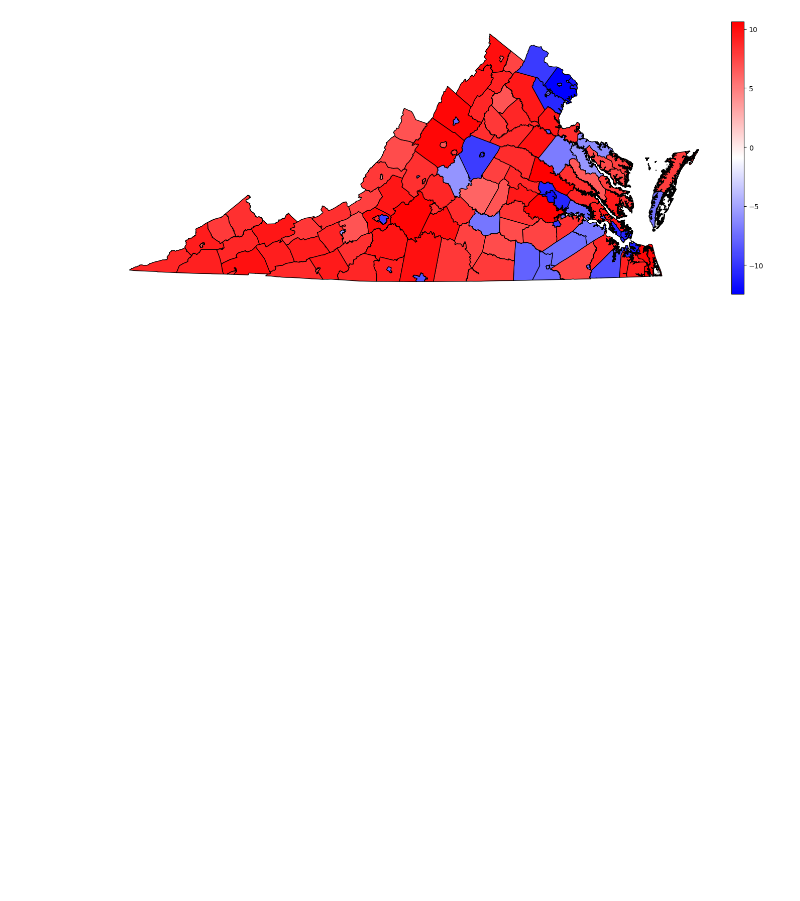
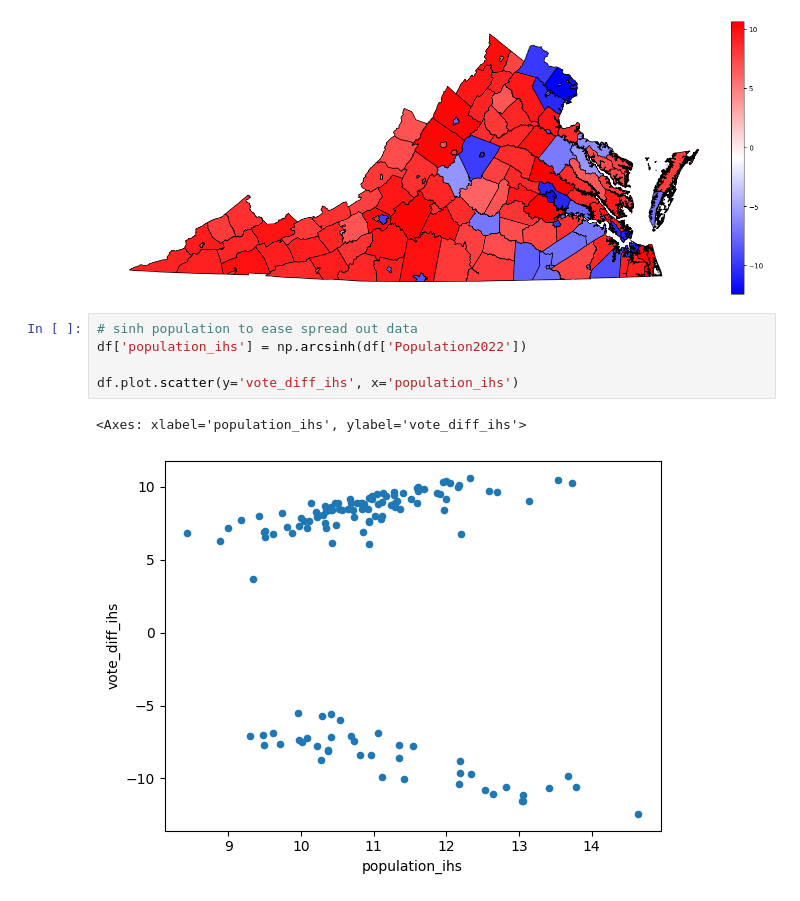
Before and after one commit to phipyao/ds3001-project_voting, a Jupyter notebook: project_voting.ipynb, the cells around one changed output. Cells and saved outputs as stored; diff of their text form; blank space fills up the shorter version.

Commit message:
add population metrics + graph and most d/r leaning counties

```diff
--- a/project_voting.ipynb
+++ b/project_voting.ipynb
@@ -156,3 +180,11 @@ df.plot(ax=ax,column='vote_diff_ihs',legend=True,cax=cax,cmap='bwr',edgecolor='k
 # %% [output]
 <Axes: >
 [figure]
+# %%
+# sinh population to ease spread out data
+df['population_ihs'] = np.arcsinh(df['Population2022'])
+
+df.plot.scatter(y='vote_diff_ihs', x='population_ihs')
+# %% [output]
+<Axes: xlabel='population_ihs', ylabel='vote_diff_ihs'>
+[figure, added]
```
Also changed, not shown: parts of 6 cells of this notebook.
